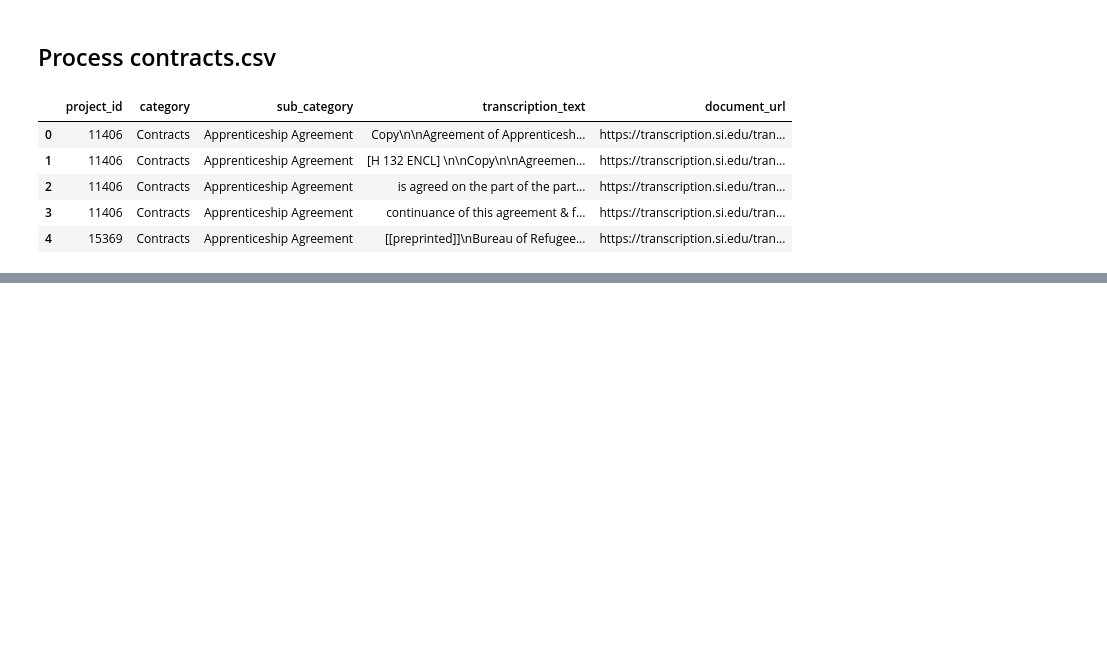
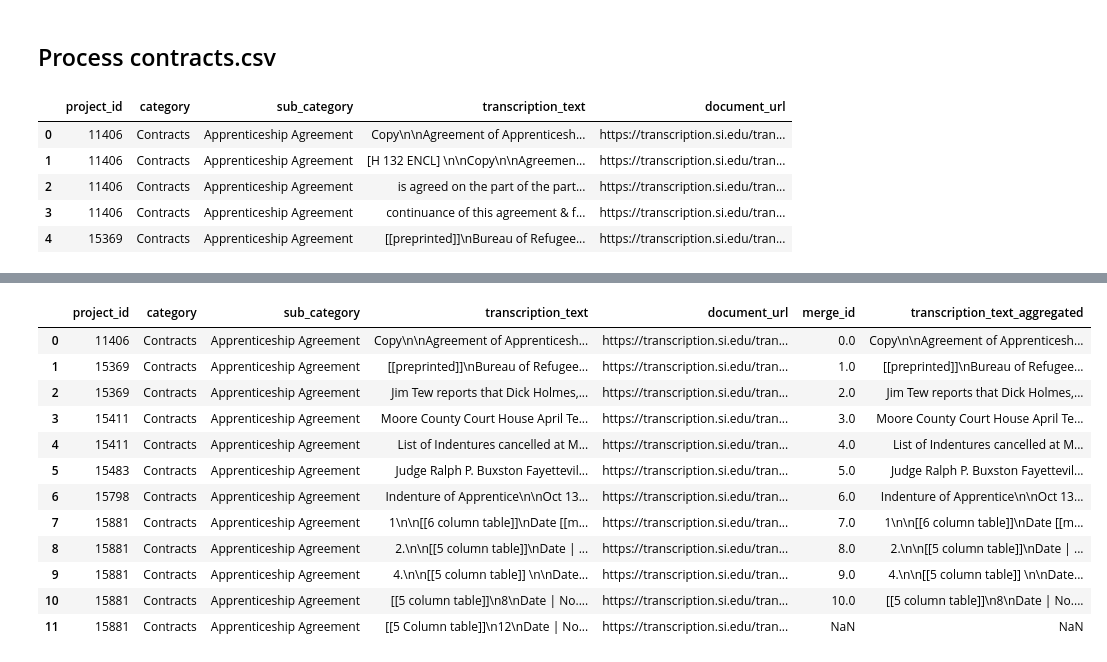
Before and after one commit to KeithGalli/historical-docs-analysis, a Jupyter notebook: exploration.ipynb, the cells around one changed output, grey strips where cells are left out. Cells and saved outputs as stored; diff of their text form; code cells hidden in the pictures; blank space fills up the shorter version.

```diff
--- a/exploration.ipynb
+++ b/exploration.ipynb
@@ -176,17 +178,25 @@ apprenticeship_agreements.head()
 | 4 | 15369 | Contracts | Apprenticeship Agreement | [[preprinted]]\nBureau of Refugee... | https://transcription.si.edu/tran... |
 # %%
 merge_id = 0
-for i in range(0, len(apprenticeship_agreements), 2):
-    document1 = apprenticeship_agreements.iloc[i]
-    document2 = apprenticeship_agreements.iloc[i+1] if i + 1 < len(apprenticeship_agreements) else None
+for i in range(0, len(apprenticeship_agreements)):
+    # Access the row index instead of the row itself
+    index1 = apprenticeship_agreements.index[i]
+    index2 = apprenticeship_agreements.index[i+1] if i + 1 < len(apprenticeship_agreements) else None
+
+    # Use loc to access the rows
+    document1 = apprenticeship_agreements.loc[index1]
+    document2 = apprenticeship_agreements.loc[index2] if index2 is not None else None
 
     if document2 is not None:
         if from_same_document(document1, document2):
-            document1['merge_id'] = merge_id
-            document2['merge_id'] = merge_id
-        else:
-            merge_id += 1
+            # Set the value using loc
+            apprenticeship_agreements.loc[index1, 'merge_id'] = merge_id
+            apprenticeship_agreements.loc[index2, 'merge_id'] = merge_id
+            continue
 
-    if i > 100:
+    apprenticeship_agreements.loc[index1, 'merge_id'] = merge_id
+    merge_id += 1
+
+    if i > 15:
         break
 # %% [output]
@@ -243,0 +221,5 @@ IndentationError: unexpected indent (<unknown>, line 3)
+# %%
+# Show more of the transcription_text area by modifying pd settings
+pd.set_option('display.max_colwidth', 2000)
+
+apprenticeship_agreements.head(10)
@@ -243,0 +238,28 @@ IndentationError: unexpected indent (<unknown>, line 3)
+# %%
+# Step 1 & 2: Group by 'merge_id' and concatenate 'transcription_text'
+aggregated_text = apprenticeship_agreements.groupby('merge_id')['transcription_text'].agg('\n'.join).reset_index()
+
+# Step 3: Drop duplicate 'merge_id' rows, keeping the first occurrence
+apprenticeship_agreements = apprenticeship_agreements.drop_duplicates(subset='merge_id')
+
+# Step 4: Merge the aggregated text back into the original DataFrame
+apprenticeship_agreements = pd.merge(apprenticeship_agreements, aggregated_text, on='merge_id', how='left', suffixes=('', '_aggregated'))
+
+# Now, 'transcription_text_aggregated' contains the concatenated text
+# You might want to rename or drop the original 'transcription_text' column as needed
+# %%
+apprenticeship_agreements
+# %% [output]
+|  | project_id | category | sub_category | transcription_text | document_url | merge_id | transcription_text_aggregated |
+| 0 | 11406 | Contracts | Apprenticeship Agreement | Copy\n\nAgreement of Apprenticesh... | https://transcription.si.edu/tran... | 0.0 | Copy\n\nAgreement of Apprenticesh... |
+| 1 | 15369 | Contracts | Apprenticeship Agreement | [[preprinted]]\nBureau of Refugee... | https://transcription.si.edu/tran... | 1.0 | [[preprinted]]\nBureau of Refugee... |
+| 2 | 15369 | Contracts | Apprenticeship Agreement | Jim Tew reports that Dick Holmes,... | https://transcription.si.edu/tran... | 2.0 | Jim Tew reports that Dick Holmes,... |
+| 3 | 15411 | Contracts | Apprenticeship Agreement | Moore County Court House April Te... | https://transcription.si.edu/tran... | 3.0 | Moore County Court House April Te... |
+| 4 | 15411 | Contracts | Apprenticeship Agreement | List of Indentures cancelled at M... | https://transcription.si.edu/tran... | 4.0 | List of Indentures cancelled at M... |
+| 5 | 15483 | Contracts | Apprenticeship Agreement | Judge Ralph P. Buxston Fayettevil... | https://transcription.si.edu/tran... | 5.0 | Judge Ralph P. Buxston Fayettevil... |
+| 6 | 15798 | Contracts | Apprenticeship Agreement | Indenture of Apprentice\n\nOct 13... | https://transcription.si.edu/tran... | 6.0 | Indenture of Apprentice\n\nOct 13... |
+| 7 | 15881 | Contracts | Apprenticeship Agreement | 1\n\n[[6 column table]]\nDate [[m... | https://transcription.si.edu/tran... | 7.0 | 1\n\n[[6 column table]]\nDate [[m... |
+| 8 | 15881 | Contracts | Apprenticeship Agreement | 2.\n\n[[5 column table]]\nDate | ... | https://transcription.si.edu/tran... | 8.0 | 2.\n\n[[5 column table]]\nDate | ... |
+| 9 | 15881 | Contracts | Apprenticeship Agreement | 4.\n\n[[5 column table]] \n\nDate... | https://transcription.si.edu/tran... | 9.0 | 4.\n\n[[5 column table]] \n\nDate... |
+| 10 | 15881 | Contracts | Apprenticeship Agreement | [[5 column table]]\n8\nDate | No.... | https://transcription.si.edu/tran... | 10.0 | [[5 column table]]\n8\nDate | No.... |
+| 11 | 15881 | Contracts | Apprenticeship Agreement | [[5 Column table]]\n12\nDate | No... | https://transcription.si.edu/tran... | NaN | NaN |
```
Also changed, not shown: parts of 3 cells of this notebook, 1 other file.
